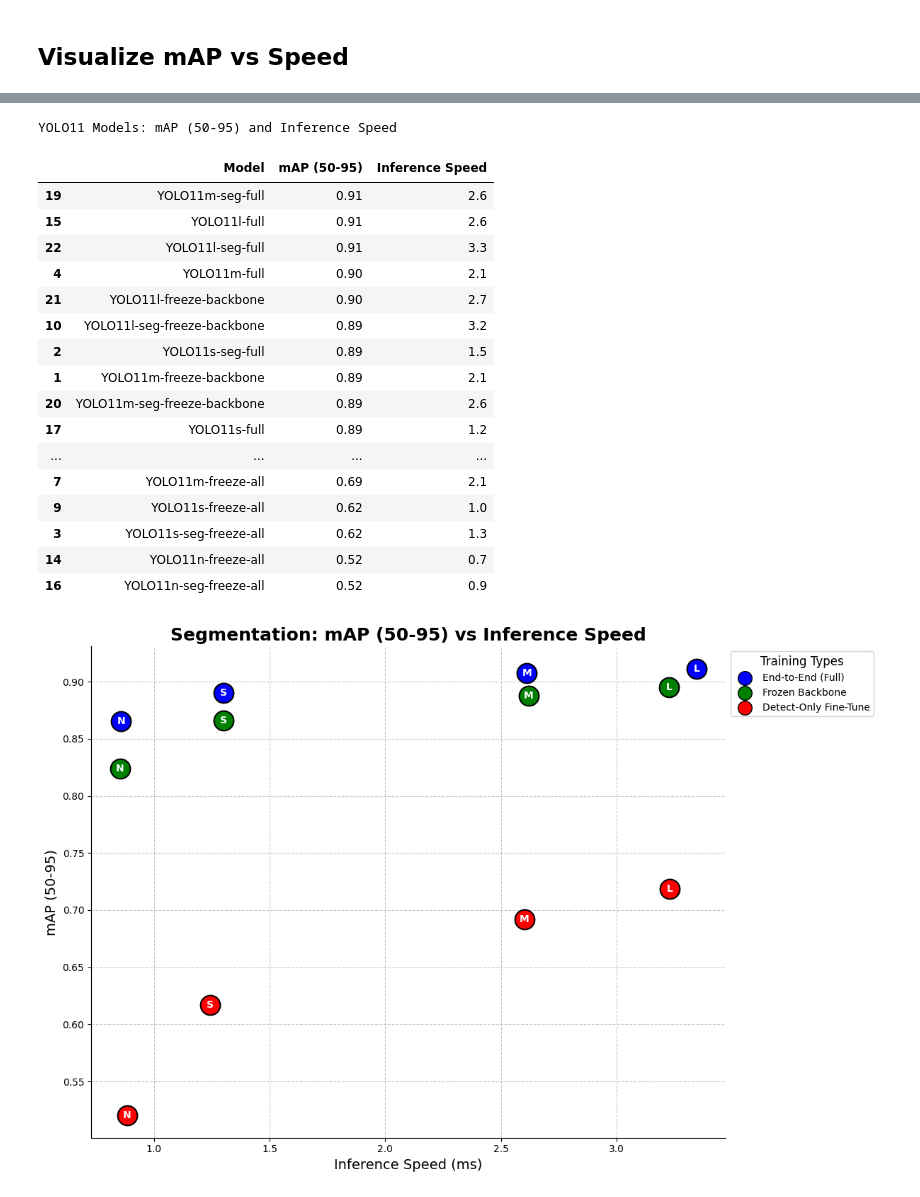
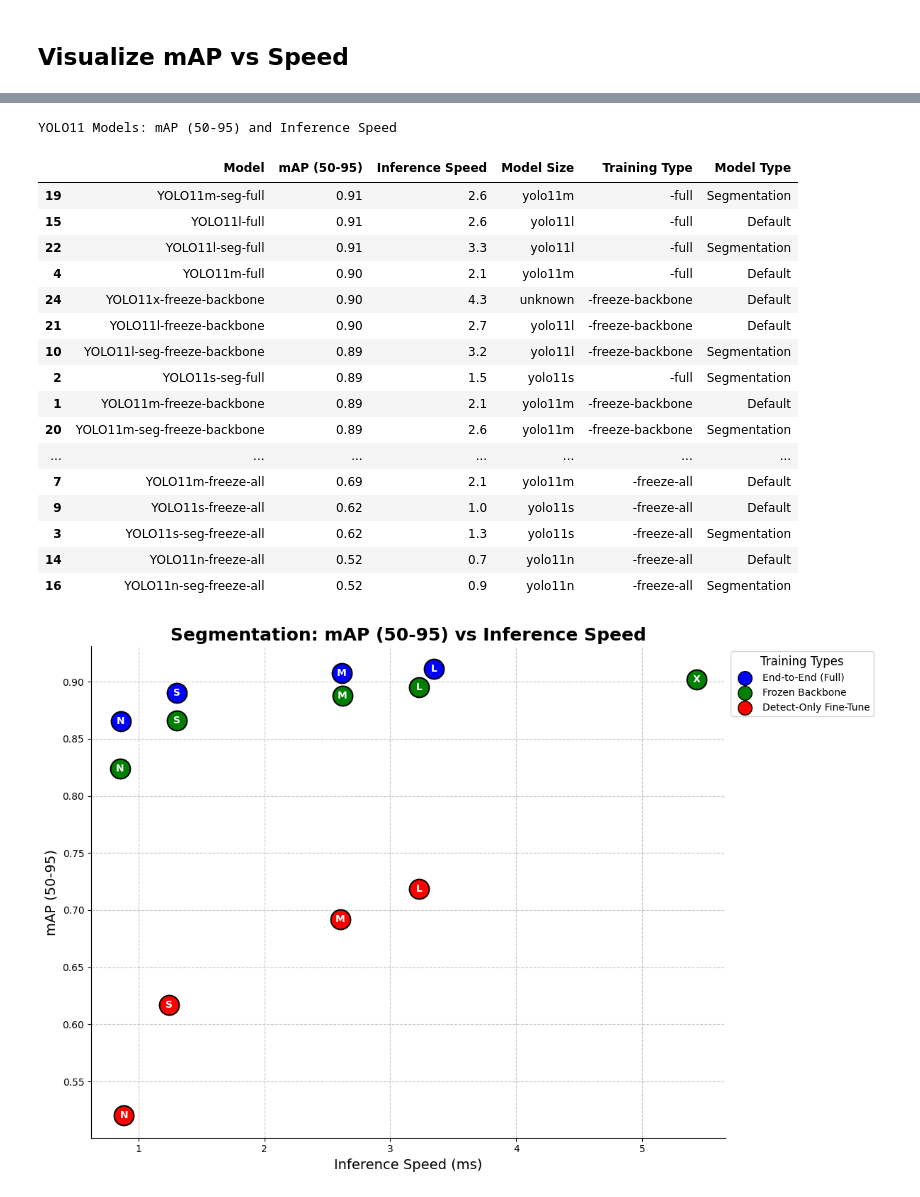
Before and after one commit to cayasryan/Grocery-Detect-Segment, a Jupyter notebook: 03 validation.ipynb, the cells around one changed output, grey strips where cells are left out. Cells and saved outputs as stored; diff of their text form; code cells hidden in the pictures.

```diff
--- a/03 validation.ipynb
+++ b/03 validation.ipynb
@@ -350,8 +330,8 @@ import pandas as pd
 # Extract data into a list of dictionaries
 data = []
 for model_name, metrics in detect_metrics.items():
-    if "YOLO11x" in model_name:
-        continue
+    # if "YOLO11x" in model_name:
+    #     continue
     data.append({
         "Model": model_name,
         "mAP (50-95)": metrics["mAP (50-95)"],
@@ -374,6 +354,7 @@ model_size_map = {
     "yolo11s": "S",
     "yolo11m": "M",
     "yolo11l": "L",
+    "yolo11x": "X"
 }
 
 # Extract model size, training type, and model type (default vs segmentation) into separate columns
@@ -489,23 +469,23 @@ styled_table.to_html("metrics/detect_metrics_table.html")  # Save to an HTML fil
 styled_table  # Display in a notebook environment
 # %% [output]
 YOLO11 Models: mAP (50-95) and Inference Speed
-|  | Model | mAP (50-95) | Inference Speed |
-| 19 | YOLO11m-seg-full | 0.91 | 2.6 |
-| 15 | YOLO11l-full | 0.91 | 2.6 |
-| 22 | YOLO11l-seg-full | 0.91 | 3.3 |
-| 4 | YOLO11m-full | 0.90 | 2.1 |
-| 21 | YOLO11l-freeze-backbone | 0.90 | 2.7 |
-| 10 | YOLO11l-seg-freeze-backbone | 0.89 | 3.2 |
-| 2 | YOLO11s-seg-full | 0.89 | 1.5 |
-| 1 | YOLO11m-freeze-backbone | 0.89 | 2.1 |
-| 20 | YOLO11m-seg-freeze-backbone | 0.89 | 2.6 |
-| 17 | YOLO11s-full | 0.89 | 1.2 |
-| ... | ... | ... | ... |
-| 7 | YOLO11m-freeze-all | 0.69 | 2.1 |
-| 9 | YOLO11s-freeze-all | 0.62 | 1.0 |
-| 3 | YOLO11s-seg-freeze-all | 0.62 | 1.3 |
-| 14 | YOLO11n-freeze-all | 0.52 | 0.7 |
-| 16 | YOLO11n-seg-freeze-all | 0.52 | 0.9 |
+|  | Model | mAP (50-95) | Inference Speed | Model Size | Training Type | Model Type |
+| 19 | YOLO11m-seg-full | 0.91 | 2.6 | yolo11m | -full | Segmentation |
+| 15 | YOLO11l-full | 0.91 | 2.6 | yolo11l | -full | Default |
+| 22 | YOLO11l-seg-full | 0.91 | 3.3 | yolo11l | -full | Segmentation |
+| 4 | YOLO11m-full | 0.90 | 2.1 | yolo11m | -full | Default |
+| 24 | YOLO11x-freeze-backbone | 0.90 | 4.3 | unknown | -freeze-backbone | Default |
+| 21 | YOLO11l-freeze-backbone | 0.90 | 2.7 | yolo11l | -freeze-backbone | Default |
+| 10 | YOLO11l-seg-freeze-backbone | 0.89 | 3.2 | yolo11l | -freeze-backbone | Segmentation |
+| 2 | YOLO11s-seg-full | 0.89 | 1.5 | yolo11s | -full | Segmentation |
+| 1 | YOLO11m-freeze-backbone | 0.89 | 2.1 | yolo11m | -freeze-backbone | Default |
+| 20 | YOLO11m-seg-freeze-backbone | 0.89 | 2.6 | yolo11m | -freeze-backbone | Segmentation |
+| ... | ... | ... | ... | ... | ... | ... |
+| 7 | YOLO11m-freeze-all | 0.69 | 2.1 | yolo11m | -freeze-all | Default |
+| 9 | YOLO11s-freeze-all | 0.62 | 1.0 | yolo11s | -freeze-all | Default |
+| 3 | YOLO11s-seg-freeze-all | 0.62 | 1.3 | yolo11s | -freeze-all | Segmentation |
+| 14 | YOLO11n-freeze-all | 0.52 | 0.7 | yolo11n | -freeze-all | Default |
+| 16 | YOLO11n-seg-freeze-all | 0.52 | 0.9 | yolo11n | -freeze-all | Segmentation |
 # %%
 import seaborn as sns
 import matplotlib.pyplot as plt
@@ -536,7 +516,8 @@ model_size_map = {
     "yolo11n": "N",
     "yolo11s": "S",
     "yolo11m": "M",
-    "yolo11l": "L"
+    "yolo11l": "L",
+    "yolo11x": "X"
 }
 
 # Extract model size and training type into separate columns
@@ -578,34 +559,34 @@ for i in range(len(df)):
         va="center",
         zorder=3
     )
 
 # Add a legend for training type
 for train_type, color in training_type_colors.items():
     if train_type == "-full":
         train_type = "End-to-End (Full)"
     elif train_type == "-freeze-backbone":
         train_type = "Frozen Backbone"
     else:
         train_type = "Detect-Only Fine-Tune"
     plt.scatter([], [], color=color, s=200, label=f"{train_type}", edgecolor="black")
 
 # Add labels, title, and grid
 plt.title("Segmentation: mAP (50-95) vs Inference Speed", fontsize=18, weight="bold")
 plt.xlabel("Inference Speed (ms)", fontsize=14)
 plt.ylabel("mAP (50-95)", fontsize=14)
 plt.grid(axis="both", linestyle="--", alpha=0.7)
 
 # Add legend
 plt.legend(title="Training Types", fontsize=10, title_fontsize=12, loc="best", bbox_to_anchor=(1, 1))
 
 # Clean up spines for aesthetics
 sns.despine()
 
 # Show the plot
 plt.tight_layout()
 plt.show()
 # %% [output]
-[figure, old version]
+[figure, new version]
 # %%
 # Sort the DataFrame by mAP and inference speed for better readability
 df_sorted = df.sort_values(by=["mAP (50-95)", "Inference Speed"], ascending=[False, True])
```
Also changed, not shown: parts of 5 cells of this notebook, 5 other files.
